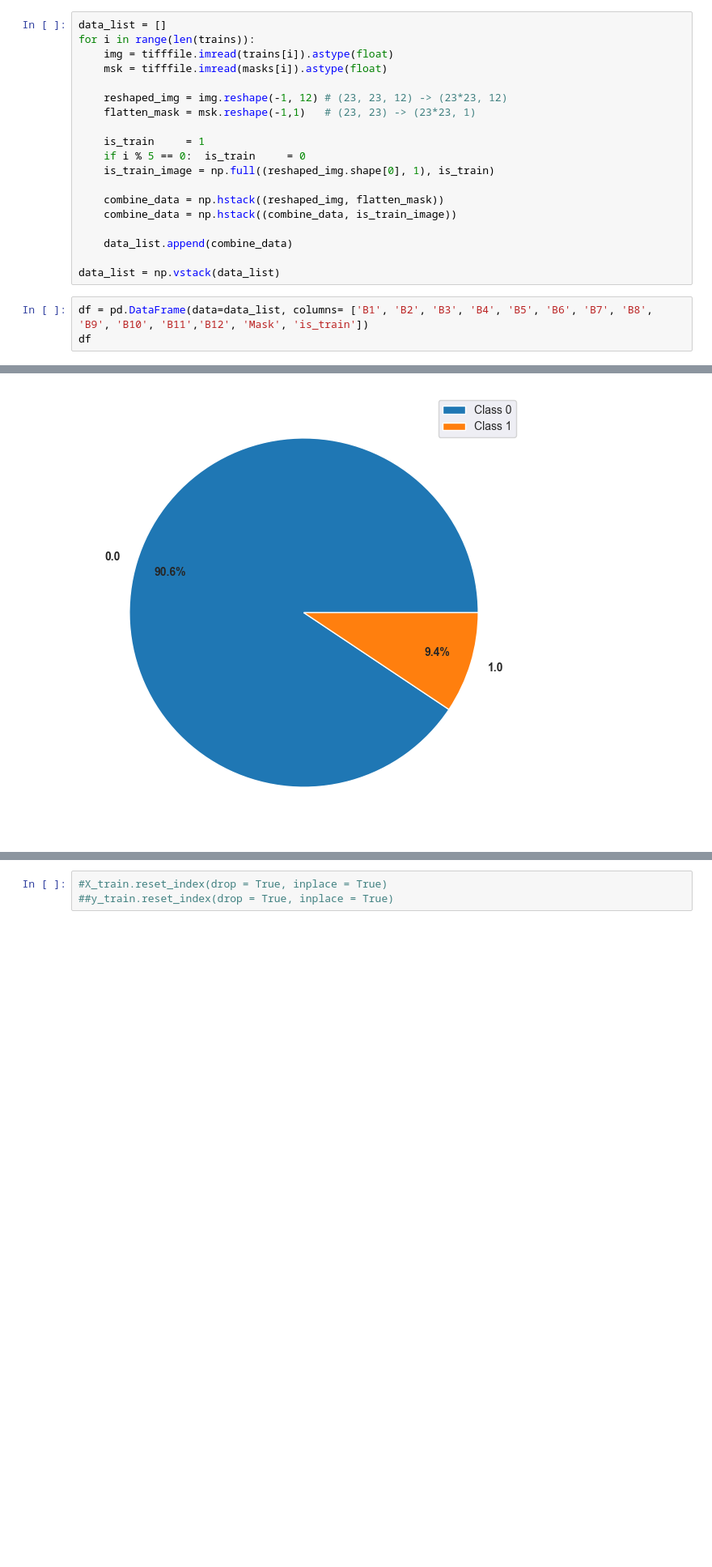
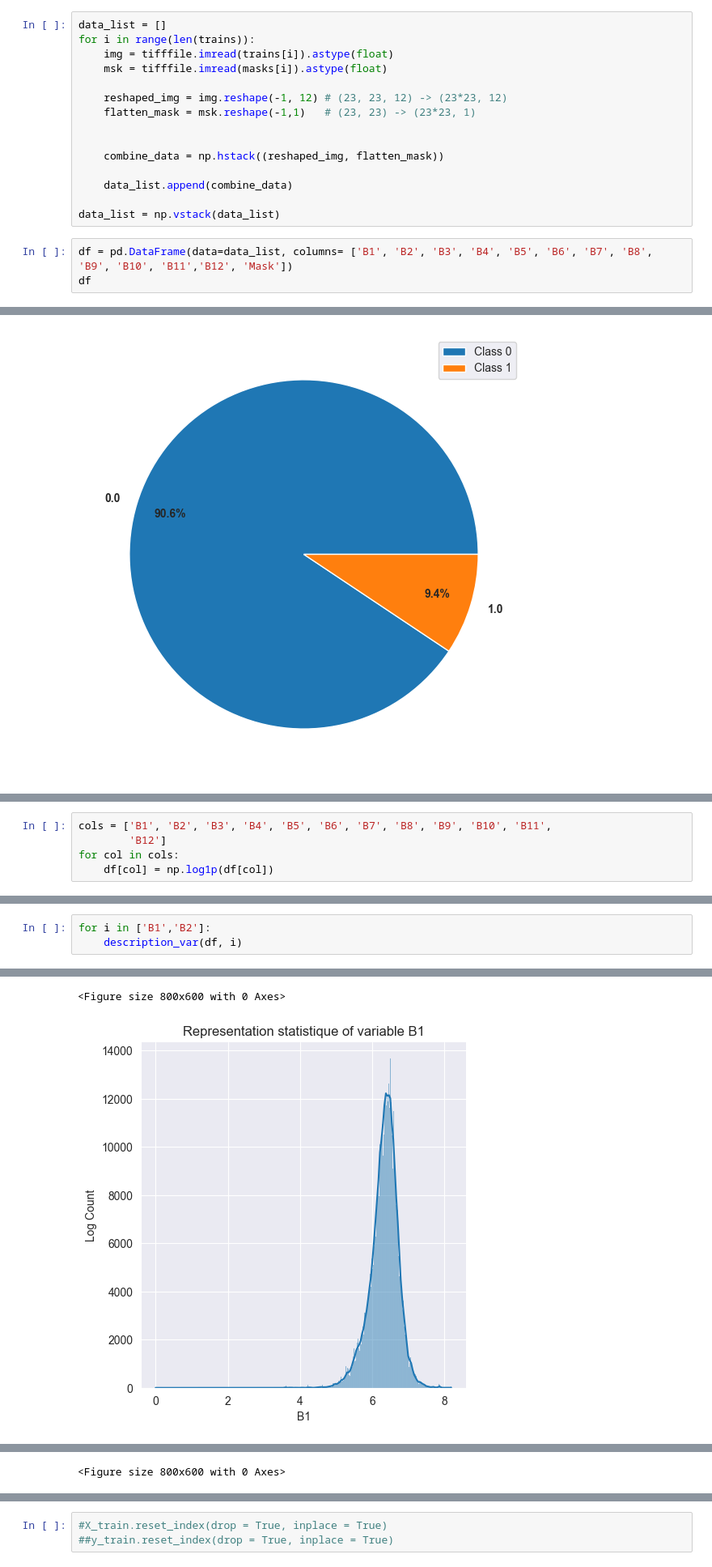
Before and after one commit to ceyhunsahin/Solafune_Competition, a Jupyter notebook: working.ipynb, the cells around one changed output, grey strips where cells are left out. Shown at 81% size. Cells and saved outputs as stored; diff of their text form; blank space fills up the shorter version.

```diff
--- a/working.ipynb
+++ b/working.ipynb
@@ -73,18 +73,14 @@ for i in range(len(trains)):
     reshaped_img = img.reshape(-1, 12) # (23, 23, 12) -> (23*23, 12)
     flatten_mask = msk.reshape(-1,1)   # (23, 23) -> (23*23, 1)
 
-    is_train     = 1
-    if i % 5 == 0:  is_train     = 0
-    is_train_image = np.full((reshaped_img.shape[0], 1), is_train)
 
     combine_data = np.hstack((reshaped_img, flatten_mask))
-    combine_data = np.hstack((combine_data, is_train_image))
 
     data_list.append(combine_data)
 
 data_list = np.vstack(data_list)
 # %%
-df = pd.DataFrame(data=data_list, columns= ['B1', 'B2', 'B3', 'B4', 'B5', 'B6', 'B7', 'B8', 'B9', 'B10', 'B11','B12', 'Mask', 'is_train'])
+df = pd.DataFrame(data=data_list, columns= ['B1', 'B2', 'B3', 'B4', 'B5', 'B6', 'B7', 'B8', 'B9', 'B10', 'B11','B12', 'Mask'])
 df
 # %% [output]
 |  | B1 | B2 | B3 | B4 | B5 | B6 | B7 | B8 | B9 | B10 | B11 | ... |
@@ -199,0 +217,5 @@ y = new_df.loc[:,'Mask']
+# %%
+cols = ['B1', 'B2', 'B3', 'B4', 'B5', 'B6', 'B7', 'B8', 'B9', 'B10', 'B11',
+        'B12']
+for col in cols:
+    df[col] = np.log1p(df[col])
@@ -199,0 +296,4 @@ y = new_df.loc[:,'Mask']
+# %%
+for i in ['B1','B2']:
+    description_var(df, i)
+# %% [output]
@@ -199,0 +317,2 @@ y = new_df.loc[:,'Mask']
+<Figure size 800x600 with 0 Axes>
+[figure, added]
@@ -199,0 +336 @@ y = new_df.loc[:,'Mask']
+<Figure size 800x600 with 0 Axes>
```
Also changed, not shown: parts of 24 cells of this notebook.
